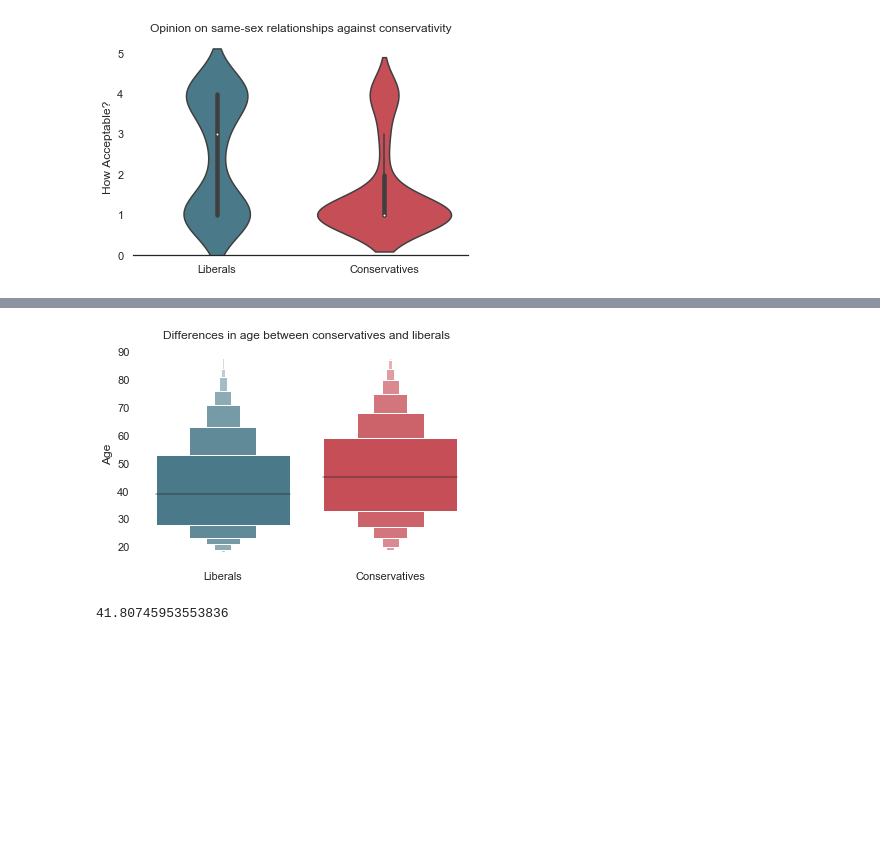
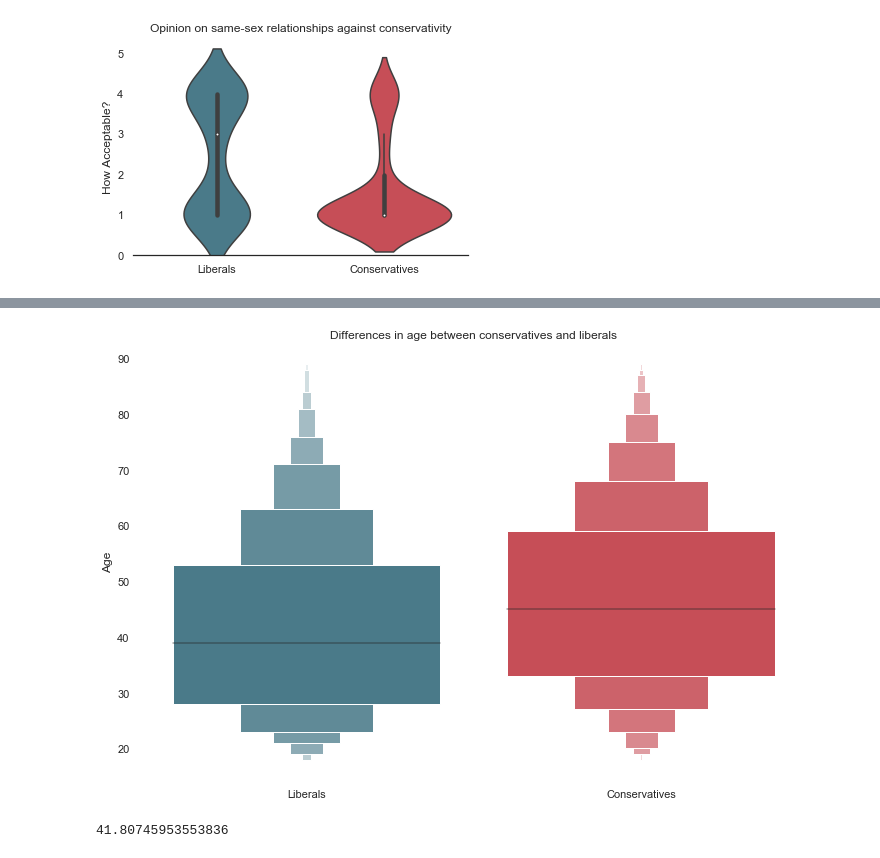
Before and after one commit to gsidsid/ThinkStats2, a Jupyter notebook: project1/project1.ipynb, the cells around one changed output, grey strips where cells are left out. Cells and saved outputs as stored; diff of their text form; code cells hidden in the pictures; blank space fills up the shorter version.

```diff
--- a/project1/project1.ipynb
+++ b/project1/project1.ipynb
@@ -539,11 +542,12 @@ gig.get_figure().savefig("figures/homosex.png")
 # %%
 sig = sns.boxenplot(x="polviews_binned", y="age", data=gss, palette=sns.diverging_palette(220, 10, sep=80, n=2));
 sig.set_title("Differences in age between conservatives and liberals")
 sig.set(xlabel='', ylabel='Age')
 sns.despine(left=True, bottom=True)
-sig.get_figure().savefig("figures/age.png")
+sig.get_figure().set_size_inches(12, 8)
+sig.get_figure().savefig("figures/age.jpg")
 # %% [output]
-[figure, old version]
+[figure, new version]
 # %%
 # Numbers for report
 np.mean(gss['age'][gss['polviews_binned'] == 'Liberals'])
```
Also changed, not shown: parts of 3 cells of this notebook, 3 other files.
